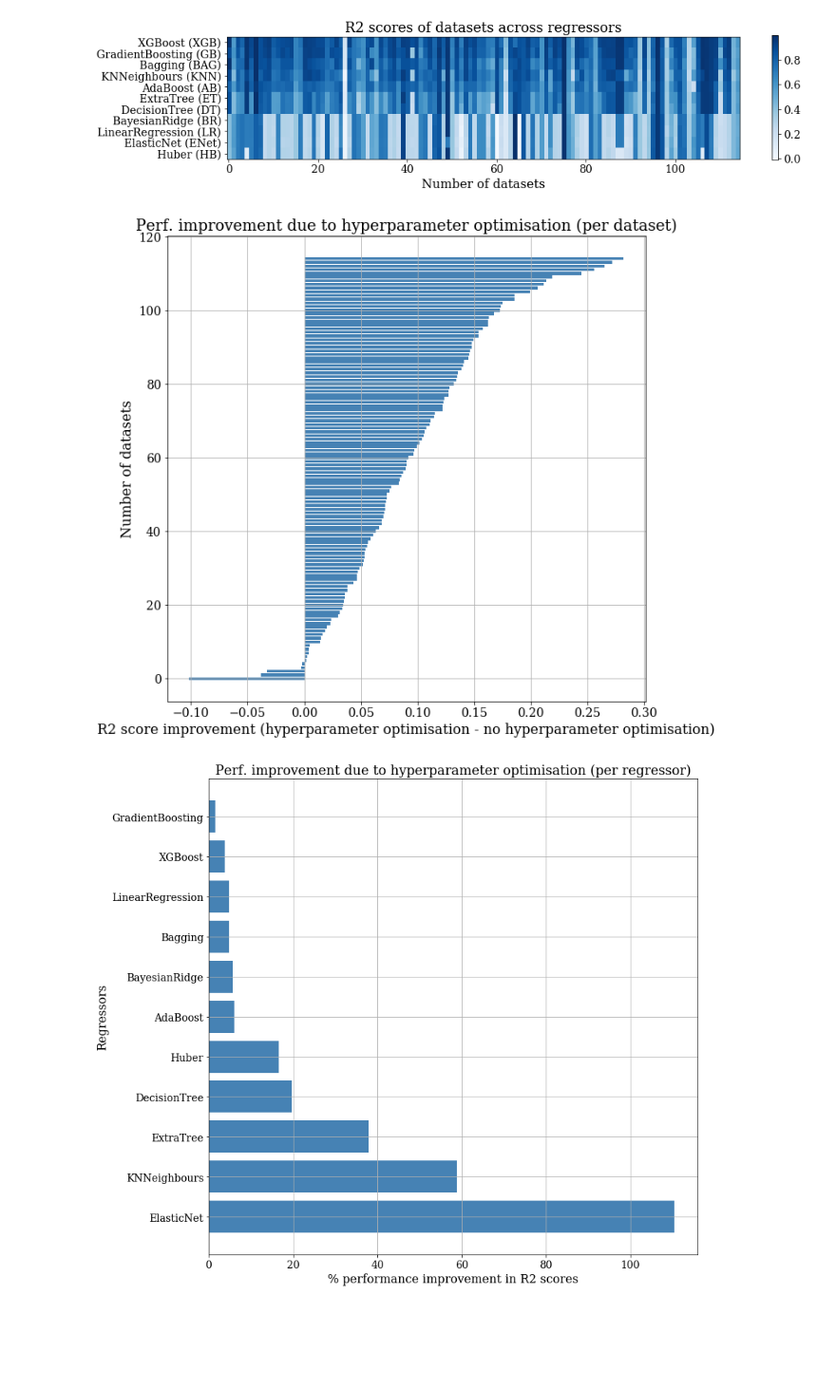
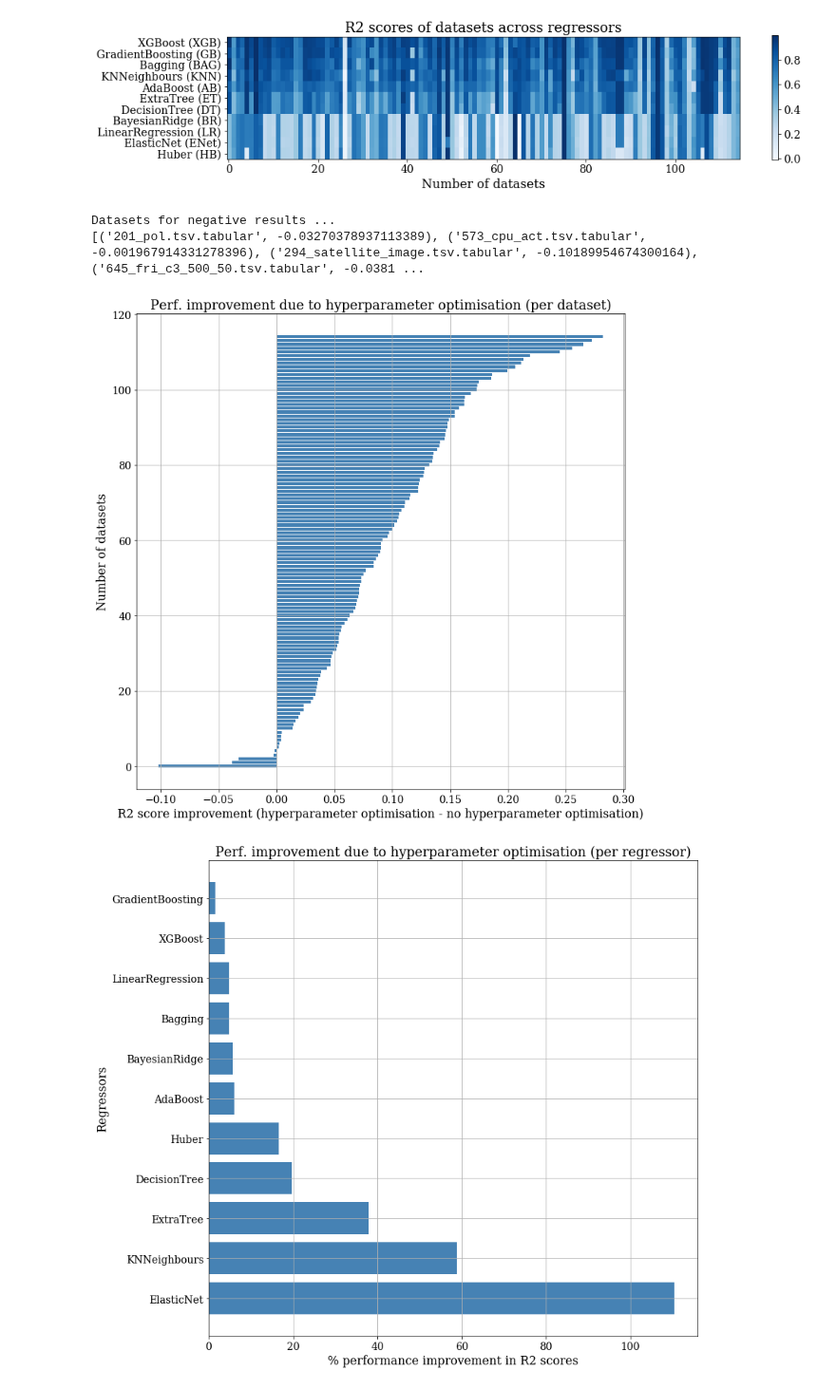
Before and after one commit to anuprulez/pmlb_regression, a Jupyter notebook: Regression_plots_paper_0.20.ipynb, the cells around one changed output. Shown at 95% size. Cells and saved outputs as stored; diff of their text form; code cells hidden in the pictures; blank space fills up the shorter version.

```diff
--- a/Regression_plots_paper_0.20.ipynb
+++ b/Regression_plots_paper_0.20.ipynb
@@ -214,34 +214,45 @@ for clf in clf_names_dir_no_tuning:
         r2_scores.append(mean_test_score.iloc[0])
     clf_names_no_tuning.append(clf)
     r2_dict_no_tuning[clf] = r2_scores
 
 n_datasets = len(no_opt_fnames)
 n_clf = len(clf_names_no_tuning)
 clf_datasets_perf = np.zeros(shape=(n_clf, n_datasets), dtype=float)
 diff_dict = dict()
+negative_diff = dict()
 for x, clf in enumerate(clf_names_no_tuning):
     tuning_perf = r2_dict_tuning[clf]
     no_tuning_perf = r2_dict_no_tuning[clf]
     diff = [(a-b) for a,b in zip(tuning_perf, no_tuning_perf)]
     diff_dict[clf] = diff
     clf_datasets_perf[x] = diff
 
+clf_df = pd.DataFrame(clf_datasets_perf)
+clf_df.to_csv("clf_datasets_perf.csv", sep=",")
+
 mean_perf_datasets = np.mean(clf_datasets_perf, axis=0)
 
 c_fname = [(a,b) for (a,b) in zip(opt_fnames, mean_perf_datasets) if b < 0.0]
+
+print("")
+print("Datasets for negative results ...")
+print(c_fname)
+print("")
 
 plt.figure(figsize=(12, 12))
 y_pos = np.arange(n_datasets)
 plt.barh(y_pos, sorted(mean_perf_datasets), color='steelblue')
 plt.xlabel('R2 score improvement (hyperparameter optimisation - no hyperparameter optimisation)', size=size_xlabel)
 plt.ylabel('Number of datasets', size=size_ylabel)
 plt.yticks(size=size_yticks)
 plt.xticks(size=size_xticks)
 plt.title('Perf. improvement due to hyperparameter optimisation (per dataset)', size=size_title)
 plt.grid(True)
 plt.show()
 # %% [output]
+Datasets for negative results ...
+[('201_pol.tsv.tabular', -0.03270378937113389), ('573_cpu_act.tsv.tabular', -0.001967914331278396), ('294_satellite_image.tsv.tabular', -0.10189954674300164), ('645_fri_c3_500_50.tsv.tabular', -0.0381 ...
-[figure, old version]
+[figure, new version]
 # %%
 # plot hyperparameter tuninig improvement per regressor
 hyper_improvement = dict()
```
Also changed, not shown: parts of 3 cells of this notebook.
